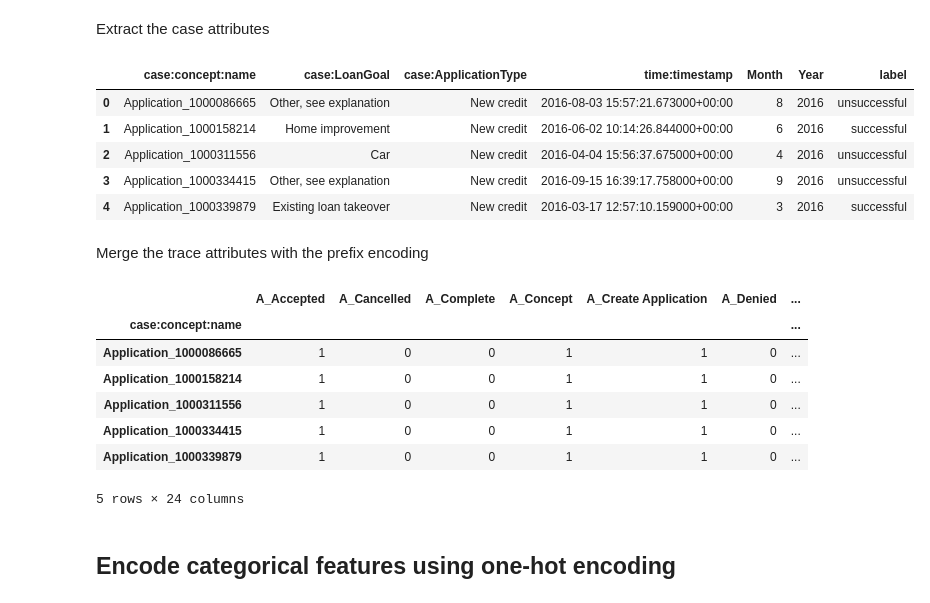
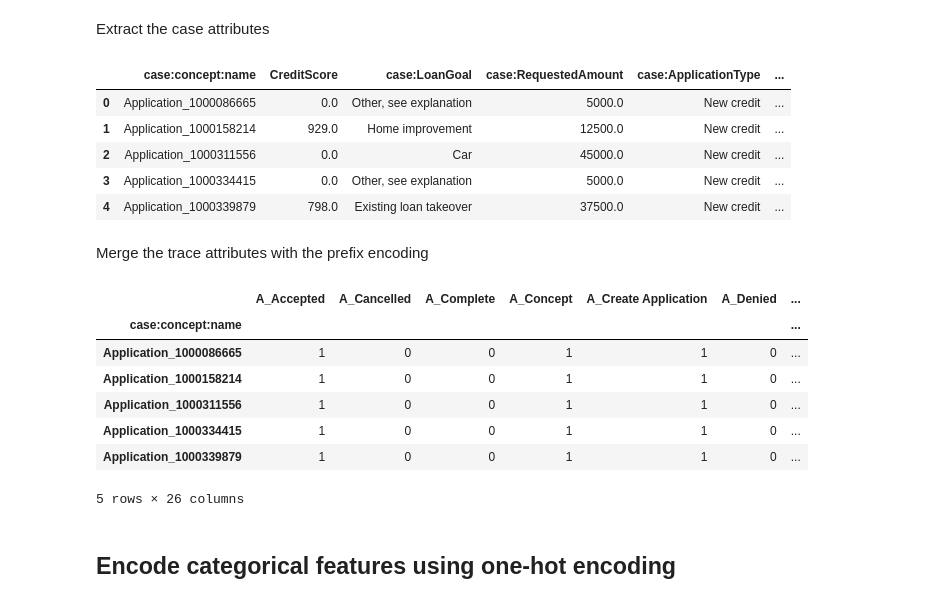
Before and after one commit to xuyou1999/APM_project_group8, a Jupyter notebook: encoding_prediction_final.ipynb, the cells around one changed output. Cells and saved outputs as stored; diff of their text form; code cells hidden in the pictures.

```diff
--- a/encoding_prediction_final.ipynb
+++ b/encoding_prediction_final.ipynb
@@ -129,25 +132,31 @@ Extract the case attributes
 # %%
 case_attr_df1 = df1.groupby('case:concept:name').agg({
     'case:LoanGoal': 'first',
-    # 'case:RequestedAmount': 'first',
+    'case:RequestedAmount': 'first',
     'case:ApplicationType': 'first',
     'time:timestamp': 'first',
     'Month': 'first',
     'Year': 'first',
     'label': 'first'
 }).reset_index()
-case_attr_df1.head()
+
+case_attr_df2 = df2.groupby('case:concept:name').agg({
+    'CreditScore': 'max'
+}).reset_index()
+
+case_attr = pd.merge(case_attr_df2, case_attr_df1, on='case:concept:name', how='inner')
+case_attr.head()
 # %% [output]
-|  | case:concept:name | case:LoanGoal | case:ApplicationType | time:timestamp | Month | Year | label |
-| 0 | Application_1000086665 | Other, see explanation | New credit | 2016-08-03 15:57:21.673000+00:00 | 8 | 2016 | unsuccessful |
-| 1 | Application_1000158214 | Home improvement | New credit | 2016-06-02 10:14:26.844000+00:00 | 6 | 2016 | successful |
-| 2 | Application_1000311556 | Car | New credit | 2016-04-04 15:56:37.675000+00:00 | 4 | 2016 | unsuccessful |
-| 3 | Application_1000334415 | Other, see explanation | New credit | 2016-09-15 16:39:17.758000+00:00 | 9 | 2016 | unsuccessful |
-| 4 | Application_1000339879 | Existing loan takeover | New credit | 2016-03-17 12:57:10.159000+00:00 | 3 | 2016 | successful |
+|  | case:concept:name | CreditScore | case:LoanGoal | case:RequestedAmount | case:ApplicationType | ... |
+| 0 | Application_1000086665 | 0.0 | Other, see explanation | 5000.0 | New credit | ... |
+| 1 | Application_1000158214 | 929.0 | Home improvement | 12500.0 | New credit | ... |
+| 2 | Application_1000311556 | 0.0 | Car | 45000.0 | New credit | ... |
+| 3 | Application_1000334415 | 0.0 | Other, see explanation | 5000.0 | New credit | ... |
+| 4 | Application_1000339879 | 798.0 | Existing loan takeover | 37500.0 | New credit | ... |
 # %% [markdown]
 Merge the trace attributes with the prefix encoding
 # %%
-merged_df = pd.merge(result, case_attr_df1, on='case:concept:name', how='inner')
+merged_df = pd.merge(result, case_attr, on='case:concept:name', how='inner')
 merged_df = merged_df.set_index('case:concept:name')
 merged_df.head()
 # %% [output]
@@ -158,7 +167,7 @@ merged_df.head()
 | Application_1000311556 | 1 | 0 | 0 | 1 | 1 | 0 | ... |
 | Application_1000334415 | 1 | 0 | 0 | 1 | 1 | 0 | ... |
 | Application_1000339879 | 1 | 0 | 0 | 1 | 1 | 0 | ... |
-5 rows × 24 columns
+5 rows × 26 columns
 # %% [markdown]
 ## Encode categorical features using one-hot encoding
 # %%
```
Also changed, not shown: parts of 10 cells of this notebook.
